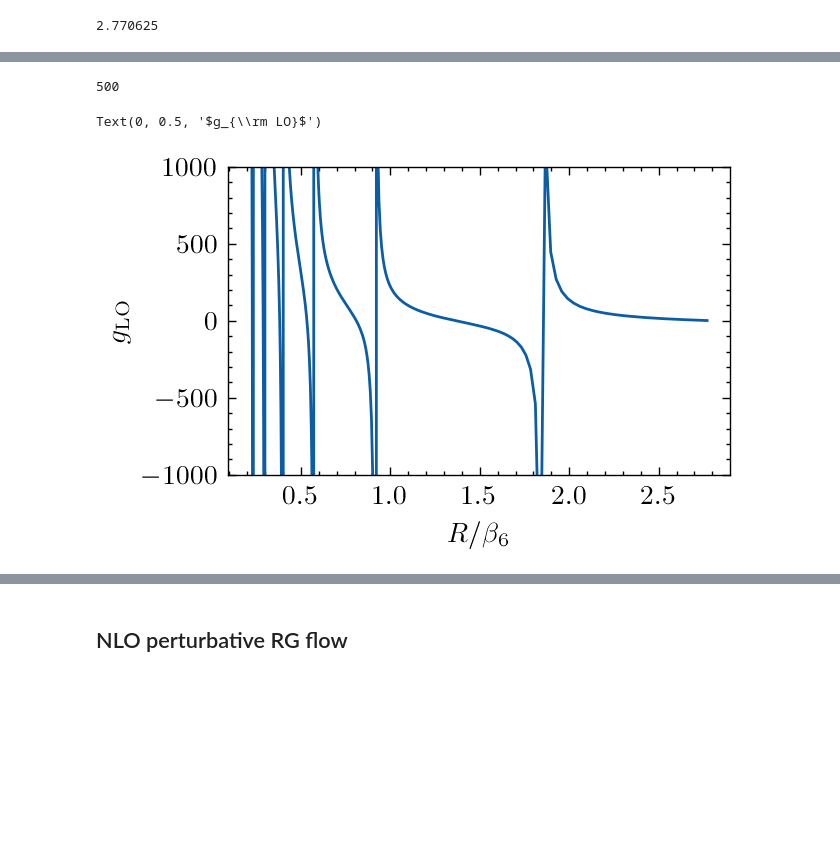
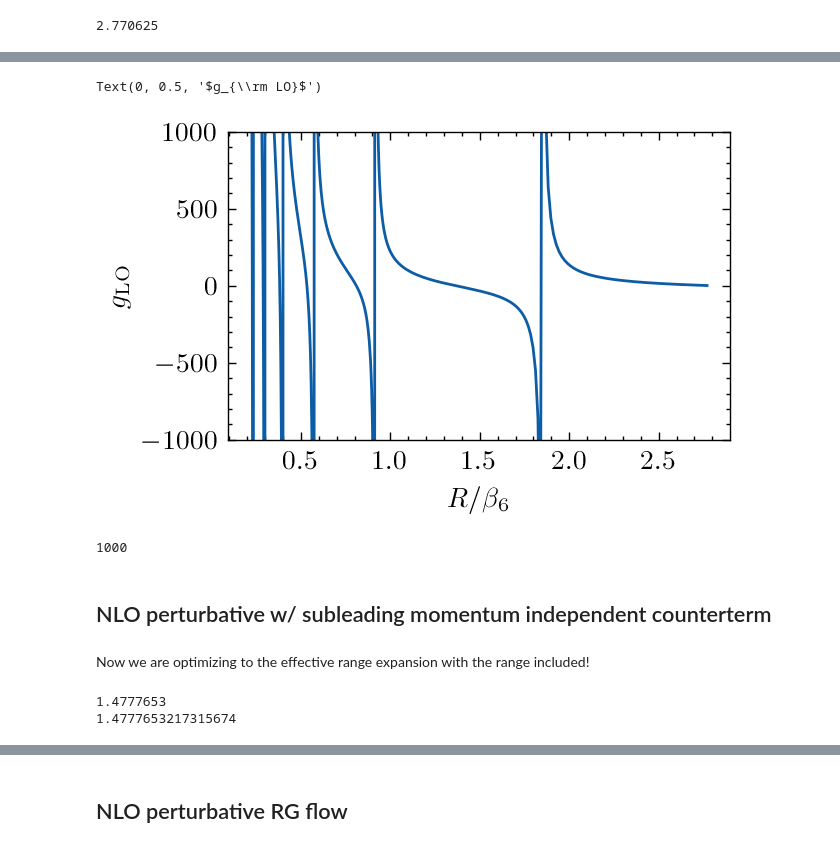
Before and after one commit to odell/vdw-nlo, a Jupyter notebook: He4-nlo-perturbative-rg-flow.ipynb, the cells around one changed output, grey strips where cells are left out. Drawn from its saved outputs; the diff is of its cells as text; code cells hidden in the pictures; blank space fills up the shorter version.

Commit message:
last version of jupyter nb nlo perturbative

```diff
--- a/He4-nlo-perturbative-rg-flow.ipynb
+++ b/He4-nlo-perturbative-rg-flow.ipynb
@@ -62,17 +68,21 @@ def a0_diff(gi, gj, sys):
 R_MAX = he4.BETA6/2
 R_MIN = he4.BETA6/25
 
-nLO = 500
+nLO = 1000
 R_LO = 2/np.linspace(2/R_MAX, 2/R_MIN, nLO)
 
-gsLO = np.empty(nLO)
-b2sLO = np.empty(nLO)
-r0sLO = np.empty(nLO)
+gsLO = np.zeros(nLO)
+b2sLO = np.zeros(nLO)
+r0sLO = np.zeros(nLO)
 # %%
 def inverse_a0_diff_lo(g, sys):
     a0, _ = sys.a0_and_r0(g, 0, momenta, use_c=True)
     return (1/he4.A0 - 1/a0)*he4.A0
 # %%
+N1 = 2
+N2 = 6
+NCT = 6
+
 R=R_LO[0]
 print(R)
 s = he4.NonlocalHelium4System2(R, ELL, N1, N2, NCT)
@@ -120,7 +135,7 @@ i = 21  R = 1.8670383187035786  g = 1.7895e+01 X  a0 = 1.0000e+02  r0 = 7.5534e+
 # %%
-restart = 470
+restart = 940
 s = he4.NonlocalHelium4System2(R_LO[restart], ELL, N1, N2, NCT)
 # %%
-guess = -500*X
+guess = -1600*X
 s.a0_and_r0(guess, 0, momenta, use_c=True), s.bound_state_spectrum(guess, 0)
 # %% [output]
@@ -164,14 +179,10 @@ i = 499  R = 0.2216  g = 3.3904e+01 X  a0 = 1.0000e+02  r0 = 7.3032e+00  b2 = 0.
-# %%
-len(gsLO)
-# %% [output]
-500
 # %%
-plt.plot(Rs, gs)
+plt.plot(R_LO, gsLO)
 plt.ylim(-1000,1000)
 plt.xlabel('$R/\\beta_6$')
 plt.ylabel('$g_{\\rm LO}$')
 # %% [output]
 Text(0, 0.5, '$g_{\\rm LO}$')
-[figure, old version]
+[figure, new version]
 # %%
 np.savetxt('rg_flow_lo_nonlocal_2_6_6.txt', np.vstack((R_LO, gsLO)).T, header='R (Å)  g ()')
@@ -177,0 +191,8 @@ np.savetxt('rg_flow_lo_nonlocal_2_6_6.txt', np.vstack((R_LO, gsLO)).T, header='R
+# %%
+len(R_LO)
+# %% [output]
+1000
+# %% [markdown]
+## NLO perturbative w/ subleading momentum independent counterterm
+# %% [markdown]
+Now we are optimizing to the effective range expansion with the range included!
@@ -177,0 +218,6 @@ np.savetxt('rg_flow_lo_nonlocal_2_6_6.txt', np.vstack((R_LO, gsLO)).T, header='R
+# %%
+print(R_LO[76])
+print('{:.17}'.format(R_LO[76]))
+# %% [output]
+1.4777653
+1.4777653217315674
```
Also changed, not shown: parts of 21 cells of this notebook.
